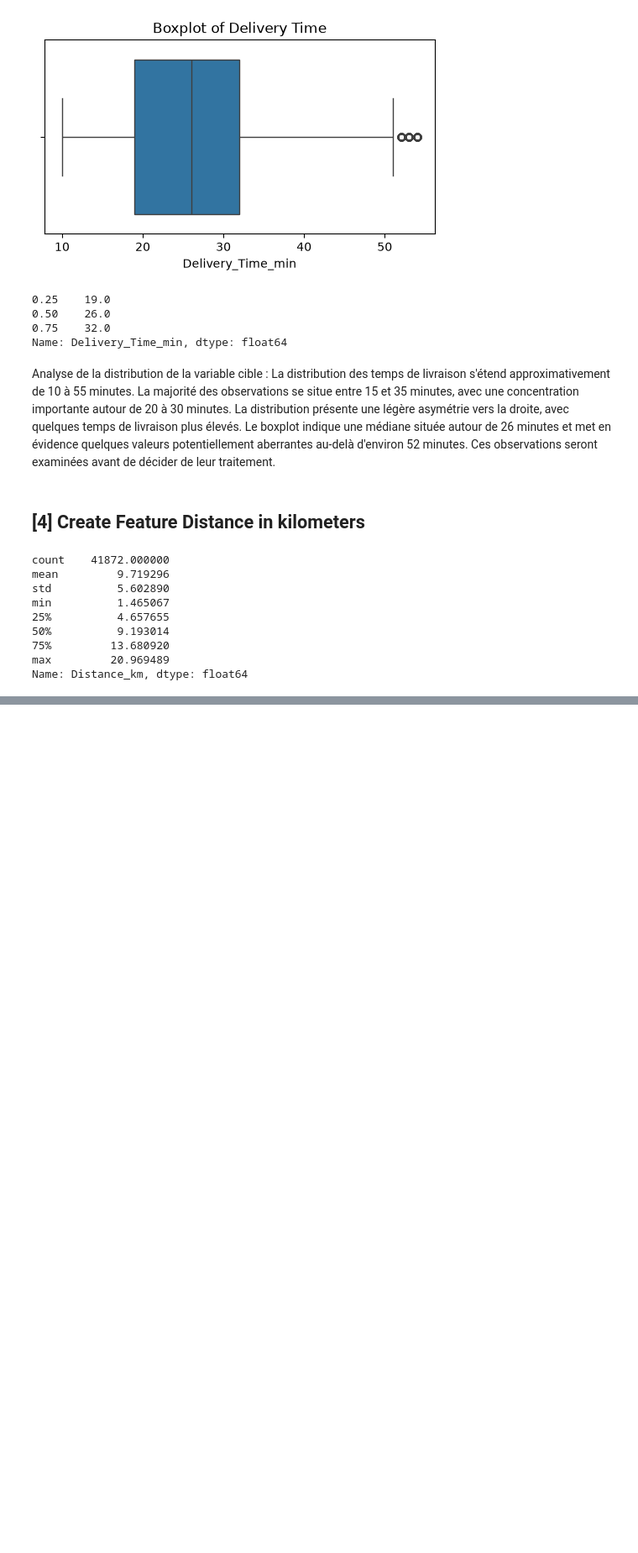
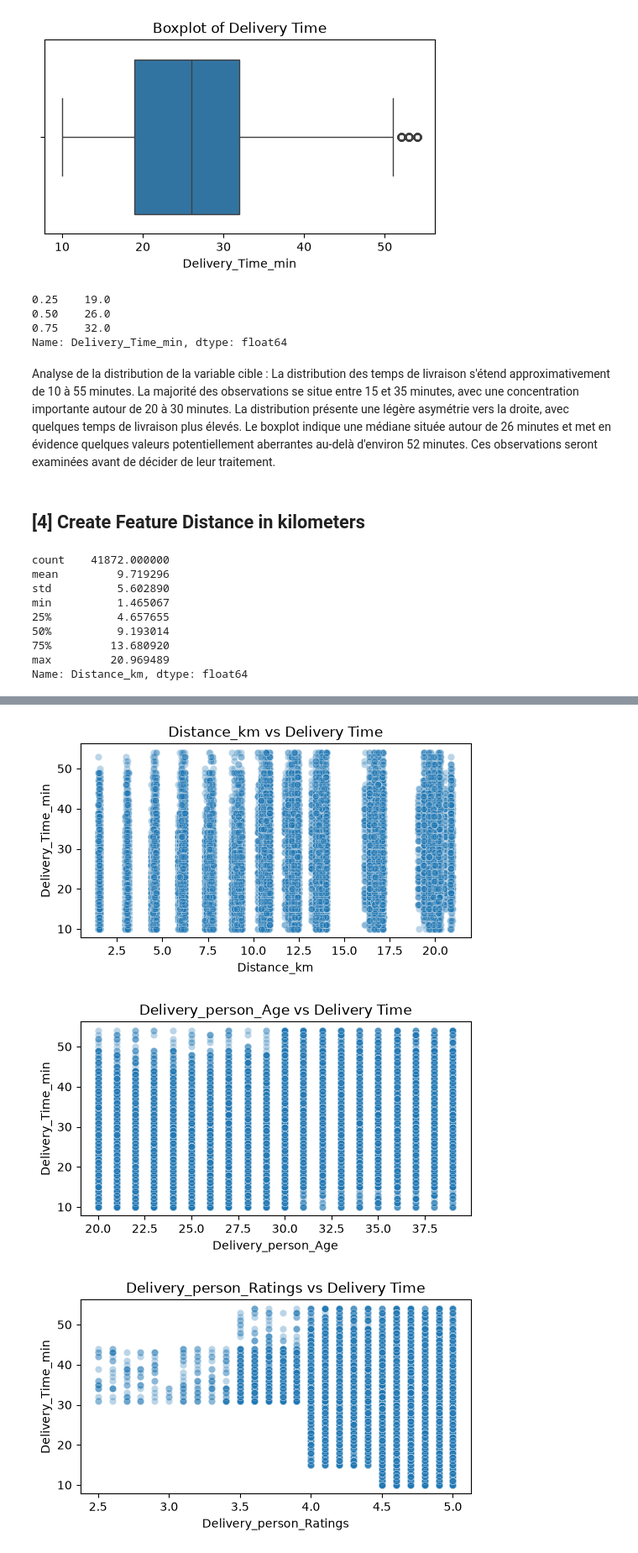
Before and after one commit to hamzalafsioui/DeliveryETA, a Jupyter notebook: notebooks/02_eda.ipynb, the cells around one changed output, grey strips where cells are left out. Shown at 84% size. Cells and saved outputs as stored; diff of their text form; code cells hidden in the pictures; blank space fills up the shorter version.

```diff
--- a/notebooks/02_eda.ipynb
+++ b/notebooks/02_eda.ipynb
@@ -111,0 +124,13 @@ Name: Distance_km, dtype: float64
+# %%
+num_features = ['Distance_km', 'Delivery_person_Age', 'Delivery_person_Ratings',
+                 'multiple_deliveries']
+
+for col in num_features:
+    plt.figure(figsize=(6,3))
+    sns.scatterplot(x=df[col], y=df['Delivery_Time_min'], alpha=0.3)
+    plt.title(f"{col} vs Delivery Time")
+    plt.show()
+# %% [output]
+[figure, added]
+[figure, added]
+[figure, added]
```
Also changed, not shown: parts of 2 cells of this notebook.
